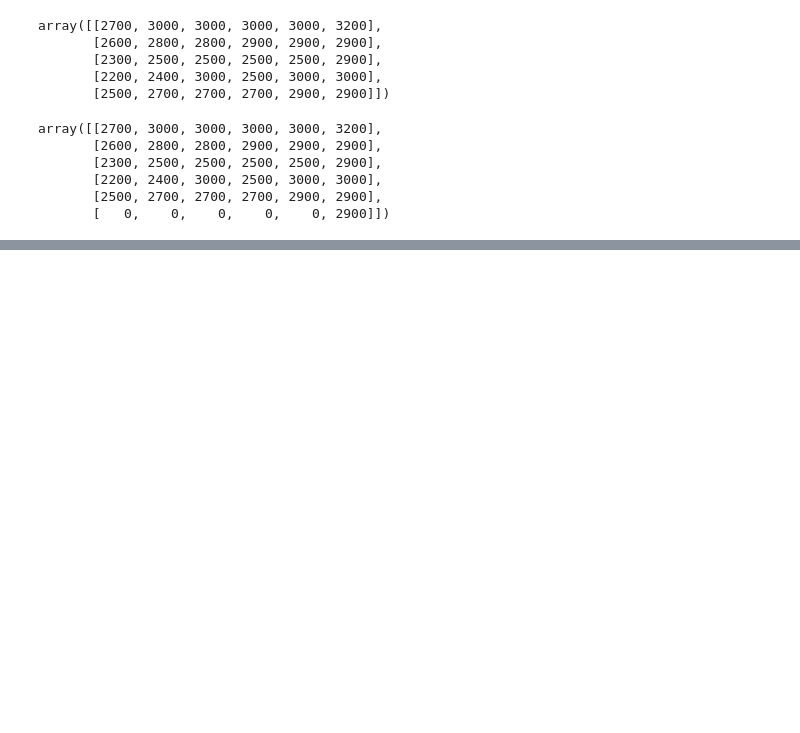
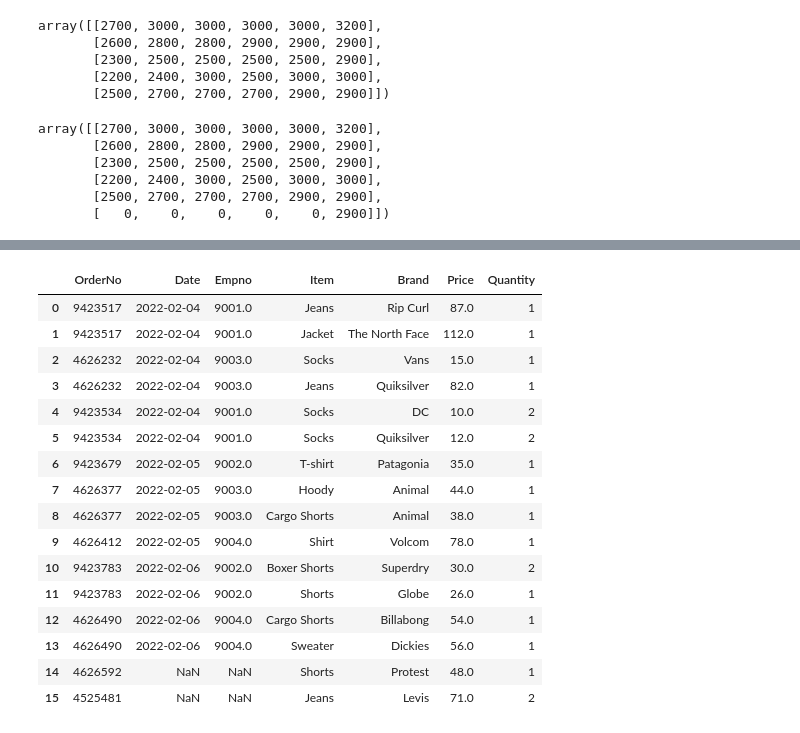
Before and after one commit to EstebanBorai/python-for-data-science, a Jupyter notebook: notebooks/sn07_combining_datasets.ipynb, the cells around one changed output, grey strips where cells are left out. Cells and saved outputs as stored; diff of their text form; code cells hidden in the pictures; blank space fills up the shorter version.

Commit message:
feat: joins and merges

```diff
--- a/notebooks/sn07_combining_datasets.ipynb
+++ b/notebooks/sn07_combining_datasets.ipynb
@@ -259,0 +411,13 @@ array([[2700, 3000, 3000, 3000, 3000, 3200],
+# %%
+df_orders = pd.DataFrame(orders, columns =['OrderNo', 'Date', 'Empno'])
+df_details = pd.DataFrame(details, columns =['OrderNo', 'Item', 'Brand',
+                                             'Price', 'Quantity'])
+df_details_2 = pd.DataFrame({
+   'OrderNo': [4525481],
+   'Item': ['Jeans'],
+   'Brand': ['Levis'],
+   'Price': [71.0],
+   'Quantity': [2]
+})
+df_details = pd.concat([df_details, df_details_2], ignore_index = True)
+display(df_details)
@@ -259,0 +442,23 @@ array([[2700, 3000, 3000, 3000, 3000, 3200],
+# %%
+# Join orders and details
+
+df_orders_details_right = df_orders.merge(df_details, how='right', left_on='OrderNo', right_on='OrderNo')
+display(df_orders_details_right)
+# %% [output]
+|  | OrderNo | Date | Empno | Item | Brand | Price | Quantity |
+| 0 | 9423517 | 2022-02-04 | 9001.0 | Jeans | Rip Curl | 87.0 | 1 |
+| 1 | 9423517 | 2022-02-04 | 9001.0 | Jacket | The North Face | 112.0 | 1 |
+| 2 | 4626232 | 2022-02-04 | 9003.0 | Socks | Vans | 15.0 | 1 |
+| 3 | 4626232 | 2022-02-04 | 9003.0 | Jeans | Quiksilver | 82.0 | 1 |
+| 4 | 9423534 | 2022-02-04 | 9001.0 | Socks | DC | 10.0 | 2 |
+| 5 | 9423534 | 2022-02-04 | 9001.0 | Socks | Quiksilver | 12.0 | 2 |
+| 6 | 9423679 | 2022-02-05 | 9002.0 | T-shirt | Patagonia | 35.0 | 1 |
+| 7 | 4626377 | 2022-02-05 | 9003.0 | Hoody | Animal | 44.0 | 1 |
+| 8 | 4626377 | 2022-02-05 | 9003.0 | Cargo Shorts | Animal | 38.0 | 1 |
+| 9 | 4626412 | 2022-02-05 | 9004.0 | Shirt | Volcom | 78.0 | 1 |
+| 10 | 9423783 | 2022-02-06 | 9002.0 | Boxer Shorts | Superdry | 30.0 | 2 |
+| 11 | 9423783 | 2022-02-06 | 9002.0 | Shorts | Globe | 26.0 | 1 |
+| 12 | 4626490 | 2022-02-06 | 9004.0 | Cargo Shorts | Billabong | 54.0 | 1 |
+| 13 | 4626490 | 2022-02-06 | 9004.0 | Sweater | Dickies | 56.0 | 1 |
+| 14 | 4626592 | NaN | NaN | Shorts | Protest | 48.0 | 1 |
+| 15 | 4525481 | NaN | NaN | Jeans | Levis | 71.0 | 2 |
```
Also changed, not shown: parts of 28 cells of this notebook.
